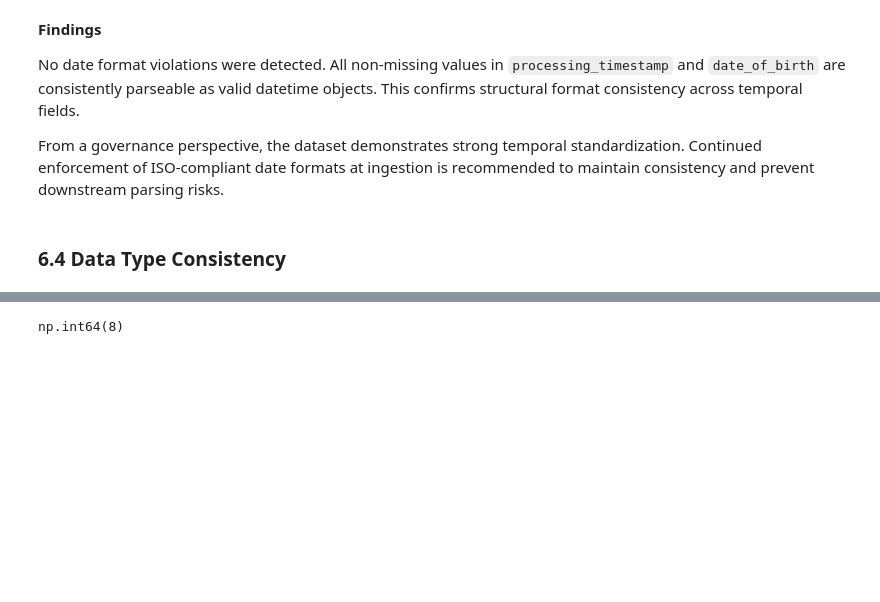
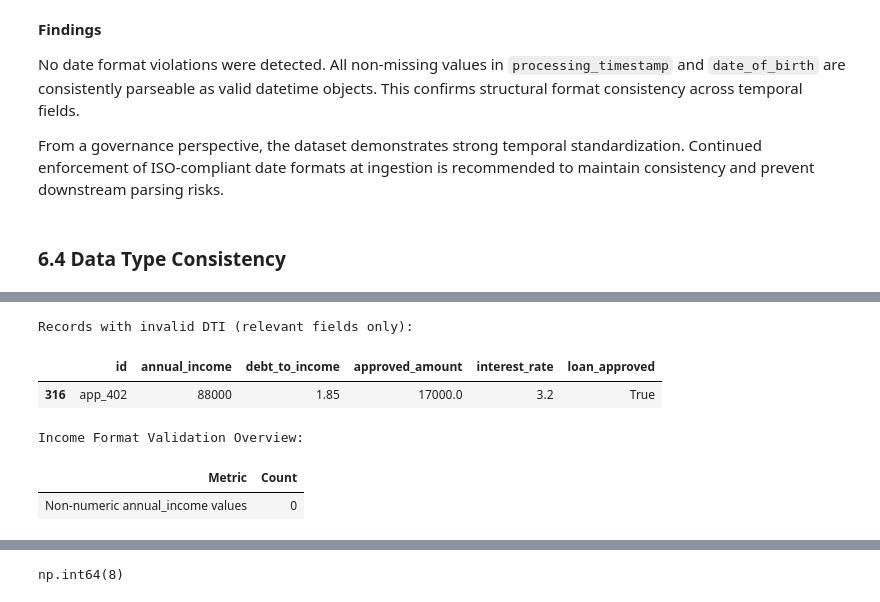
Before and after one commit to mchlkan/dego-2606-group3, a Jupyter notebook: notebooks/01-data-quality.ipynb, the cells around one changed output, grey strips where cells are left out. Cells and saved outputs as stored; diff of their text form; code cells hidden in the pictures; blank space fills up the shorter version.

```diff
--- a/notebooks/01-data-quality.ipynb
+++ b/notebooks/01-data-quality.ipynb
@@ -772,0 +769,34 @@ np.int64(1)
+# %%
+# Identify records with invalid DTI and display only relevant fields
+invalid_dti_records = df[
+    (df["debt_to_income"] < 0) | (df["debt_to_income"] > 1)
+][[
+    "id",
+    "annual_income",
+    "debt_to_income",
+    "approved_amount",
+    "interest_rate",
+    "loan_approved"
+]]
+
+print("Records with invalid DTI (relevant fields only):")
+display(invalid_dti_records)
+# %% [output]
+Records with invalid DTI (relevant fields only):
+|  | id | annual_income | debt_to_income | approved_amount | interest_rate | loan_approved |
+| 316 | app_402 | 88000 | 1.85 | 17000.0 | 3.2 | True |
+# %%
+# Validate numeric parseability of annual_income values
+invalid_income_format = df["annual_income"].notna().sum() - income.notna().sum()
+
+format_validation_overview = pd.DataFrame({
+    "Metric": ["Non-numeric annual_income values"],
+    "Count": [invalid_income_format]
+})
+
+print("Income Format Validation Overview:")
+display(format_validation_overview.style.hide(axis="index"))
+# %% [output]
+Income Format Validation Overview:
+| Metric | Count |
+| Non-numeric annual_income values | 0 |
```
Also changed, not shown: parts of 30 cells of this notebook.
